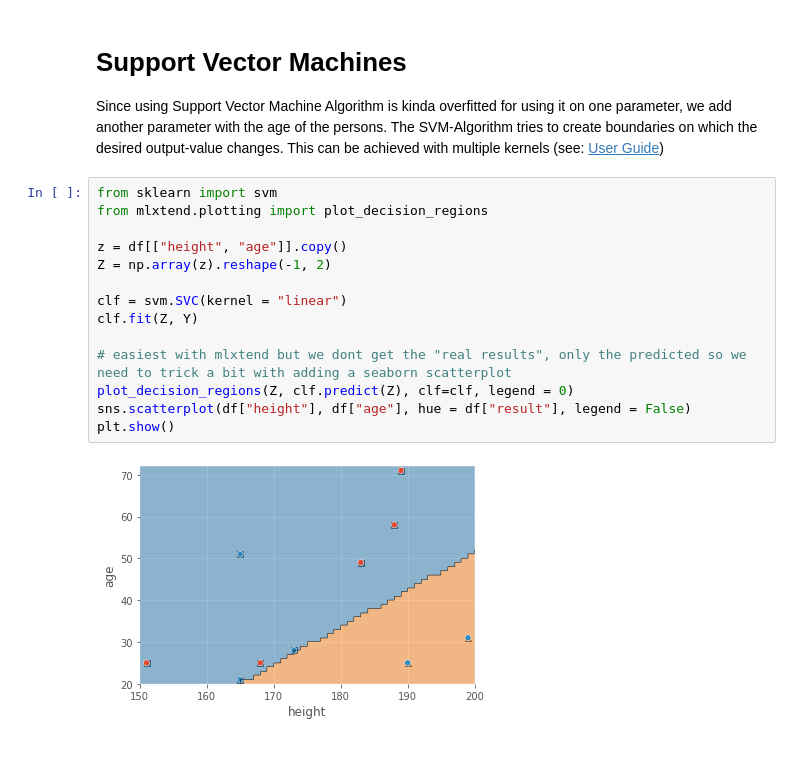
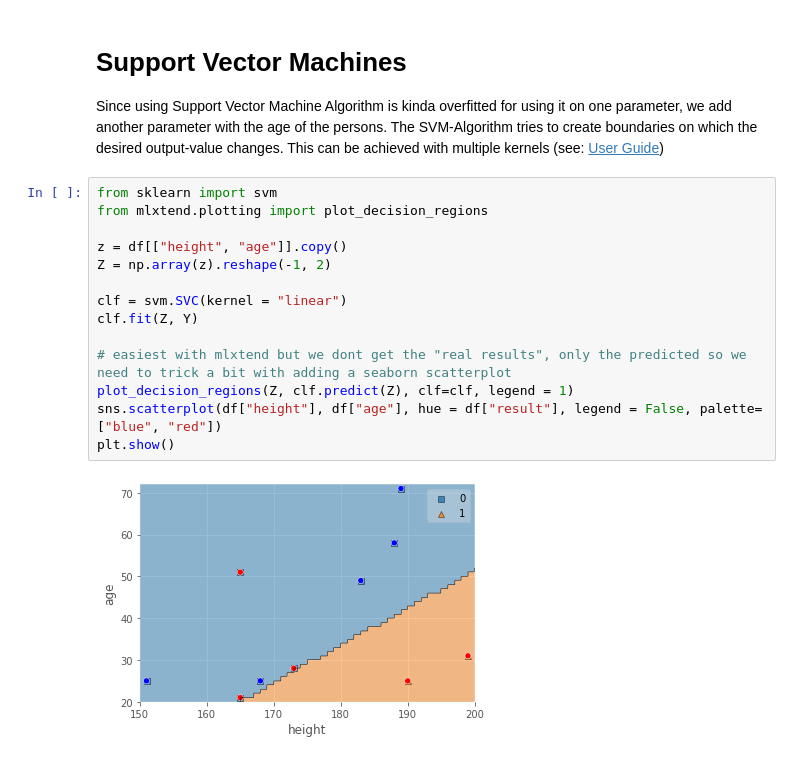
Before and after one commit to sebastian-sl/Basics, a Jupyter notebook: 01 DATA SCIENCE/ML/SKLEARN/1_2_Supervised_Classification.ipynb, the cells around one changed output. Saved outputs shown, nothing was run; the diff lists cells and outputs as text.

Commit message:
fixed ml/1.2 svm chart

```diff
--- a/01 DATA SCIENCE/ML/SKLEARN/1_2_Supervised_Classification.ipynb
+++ b/01 DATA SCIENCE/ML/SKLEARN/1_2_Supervised_Classification.ipynb
@@ -62,16 +62,16 @@ Since using Support Vector Machine Algorithm is kinda overfitted for using it on
 # %%
 from sklearn import svm
 from mlxtend.plotting import plot_decision_regions
 
 z = df[["height", "age"]].copy()
 Z = np.array(z).reshape(-1, 2)
 
 clf = svm.SVC(kernel = "linear")
 clf.fit(Z, Y)
 
 # easiest with mlxtend but we dont get the "real results", only the predicted so we need to trick a bit with adding a seaborn scatterplot
-plot_decision_regions(Z, clf.predict(Z), clf=clf, legend = 0)
-sns.scatterplot(df["height"], df["age"], hue = df["result"], legend = False)
+plot_decision_regions(Z, clf.predict(Z), clf=clf, legend = 1)
+sns.scatterplot(df["height"], df["age"], hue = df["result"], legend = False, palette=["blue", "red"])
 plt.show()
 # %% [output]
-[figure, old version]
+[figure, new version]
```
